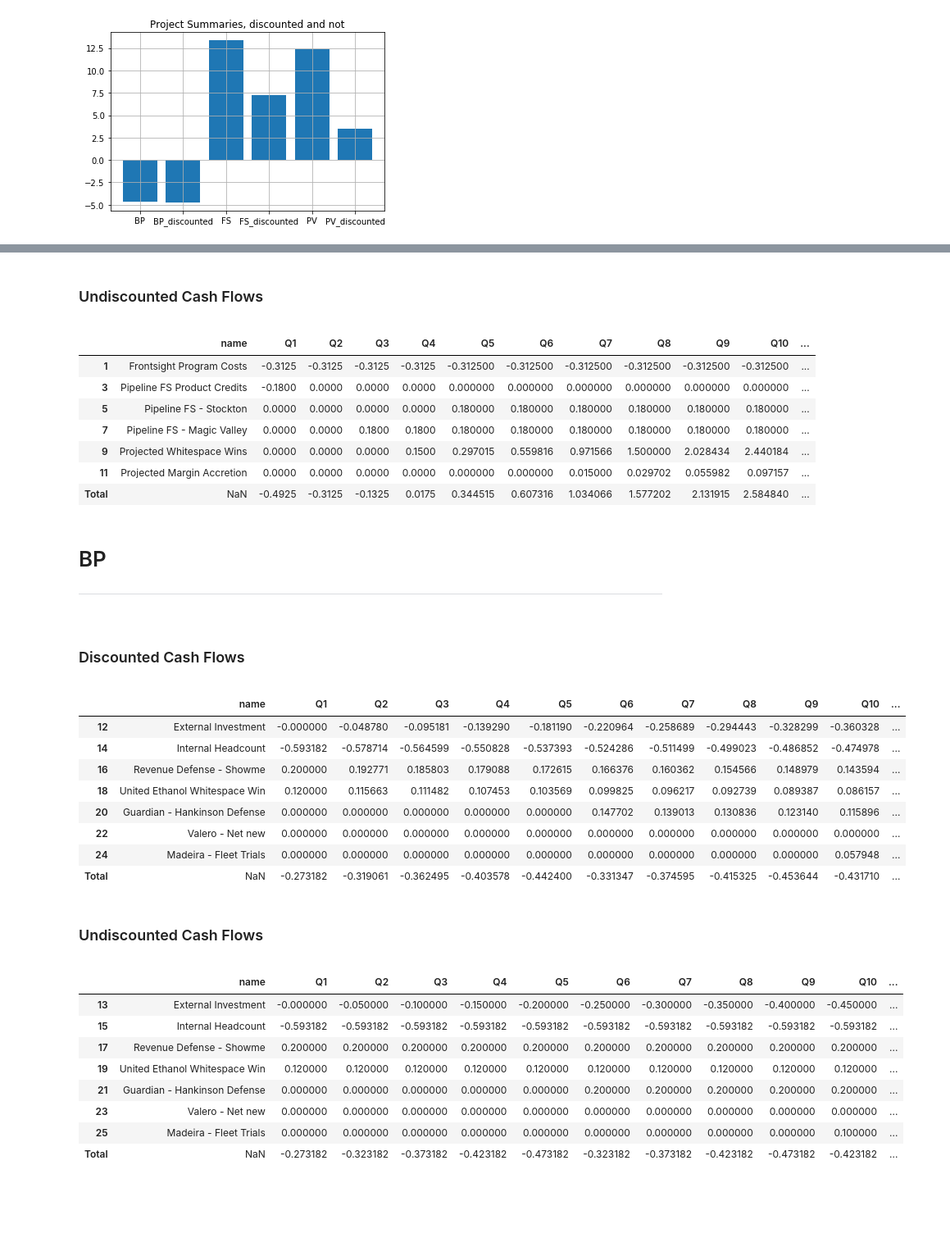
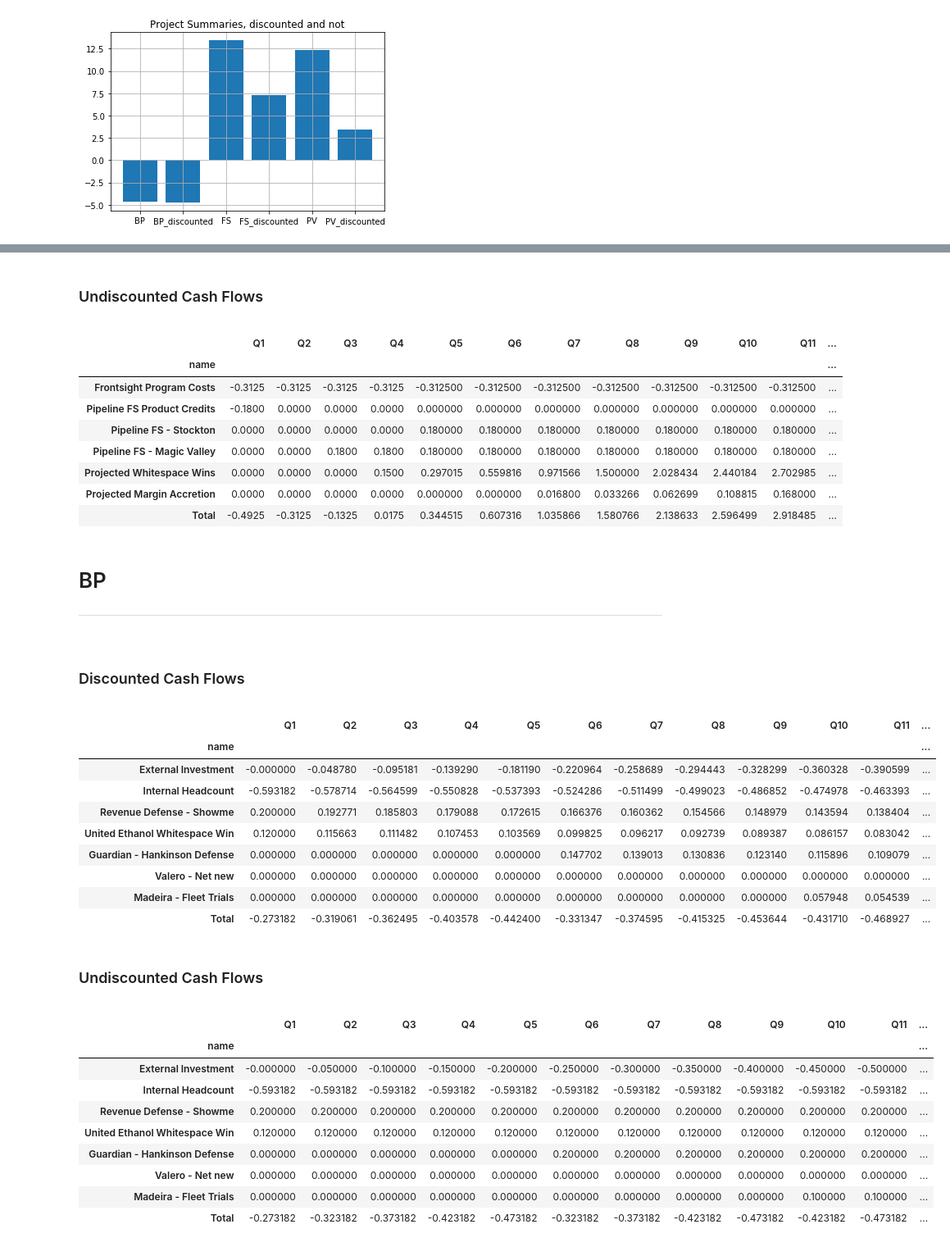
Before and after one commit to ldnelso2/portfolio, a Jupyter notebook: nz_portfolio_dashboard.ipynb, the cells around one changed output, grey strips where cells are left out. Shown at 82% size. Cells and saved outputs as stored; diff of their text form; code cells hidden in the pictures; blank space fills up the shorter version.

```diff
--- a/nz_portfolio_dashboard.ipynb
+++ b/nz_portfolio_dashboard.ipynb
@@ -20,7 +20,8 @@ import smartsheet
 
 # Define a quartely time schema
 years_in_model = 3
-quarters = range(1, years_in_model * 4 + 1)
+quarters = list(range(1, years_in_model * 4 + 1))  # list bc we don't want this to be a generator
+quarters_index = list(range(years_in_model * 4))
 quarter_labels = ['Q' + str(q) for q in quarters]
 # %% [markdown]
 # Portfolio Cash Flow Analysis
@@ -397,7 +400,7 @@ def display_dataframe(df, title):
 
 for project_id in df['project'].unique():
     display(HTML(f'<div><h1>{project_id}</h1><hr /></div>'))
-    ndf = df[df['project'] == project_id]
+    ndf = df[df['project'] == project_id].set_index('name')
     display_dataframe(ndf[ndf['discounted']].copy(), "Discounted Cash Flows")
     display_dataframe(ndf[ndf['discounted'] == False].copy(), "Undiscounted Cash Flows")
 # %% [output]
@@ -414,33 +418,36 @@ Discounted Cash Flows
 Undiscounted Cash Flows
-|  | name | Q1 | Q2 | Q3 | Q4 | Q5 | Q6 | Q7 | Q8 | Q9 | Q10 | ... |
-| 1 | Frontsight Program Costs | -0.3125 | -0.3125 | -0.3125 | -0.3125 | -0.312500 | -0.312500 | -0.312500 | -0.312500 | -0.312500 | -0.312500 | ... |
-| 3 | Pipeline FS Product Credits | -0.1800 | 0.0000 | 0.0000 | 0.0000 | 0.000000 | 0.000000 | 0.000000 | 0.000000 | 0.000000 | 0.000000 | ... |
-| 5 | Pipeline FS - Stockton | 0.0000 | 0.0000 | 0.0000 | 0.0000 | 0.180000 | 0.180000 | 0.180000 | 0.180000 | 0.180000 | 0.180000 | ... |
-| 7 | Pipeline FS - Magic Valley | 0.0000 | 0.0000 | 0.1800 | 0.1800 | 0.180000 | 0.180000 | 0.180000 | 0.180000 | 0.180000 | 0.180000 | ... |
-| 9 | Projected Whitespace Wins | 0.0000 | 0.0000 | 0.0000 | 0.1500 | 0.297015 | 0.559816 | 0.971566 | 1.500000 | 2.028434 | 2.440184 | ... |
-| 11 | Projected Margin Accretion | 0.0000 | 0.0000 | 0.0000 | 0.0000 | 0.000000 | 0.000000 | 0.015000 | 0.029702 | 0.055982 | 0.097157 | ... |
-| Total | NaN | -0.4925 | -0.3125 | -0.1325 | 0.0175 | 0.344515 | 0.607316 | 1.034066 | 1.577202 | 2.131915 | 2.584840 | ... |
+|  | Q1 | Q2 | Q3 | Q4 | Q5 | Q6 | Q7 | Q8 | Q9 | Q10 | Q11 | ... |
+| name |  |  |  |  |  |  |  |  |  |  |  | ... |
+| Frontsight Program Costs | -0.3125 | -0.3125 | -0.3125 | -0.3125 | -0.312500 | -0.312500 | -0.312500 | -0.312500 | -0.312500 | -0.312500 | -0.312500 | ... |
+| Pipeline FS Product Credits | -0.1800 | 0.0000 | 0.0000 | 0.0000 | 0.000000 | 0.000000 | 0.000000 | 0.000000 | 0.000000 | 0.000000 | 0.000000 | ... |
+| Pipeline FS - Stockton | 0.0000 | 0.0000 | 0.0000 | 0.0000 | 0.180000 | 0.180000 | 0.180000 | 0.180000 | 0.180000 | 0.180000 | 0.180000 | ... |
+| Pipeline FS - Magic Valley | 0.0000 | 0.0000 | 0.1800 | 0.1800 | 0.180000 | 0.180000 | 0.180000 | 0.180000 | 0.180000 | 0.180000 | 0.180000 | ... |
+| Projected Whitespace Wins | 0.0000 | 0.0000 | 0.0000 | 0.1500 | 0.297015 | 0.559816 | 0.971566 | 1.500000 | 2.028434 | 2.440184 | 2.702985 | ... |
+| Projected Margin Accretion | 0.0000 | 0.0000 | 0.0000 | 0.0000 | 0.000000 | 0.000000 | 0.016800 | 0.033266 | 0.062699 | 0.108815 | 0.168000 | ... |
+| Total | -0.4925 | -0.3125 | -0.1325 | 0.0175 | 0.344515 | 0.607316 | 1.035866 | 1.580766 | 2.138633 | 2.596499 | 2.918485 | ... |
 BP
 Discounted Cash Flows
-|  | name | Q1 | Q2 | Q3 | Q4 | Q5 | Q6 | Q7 | Q8 | Q9 | Q10 | ... |
-| 12 | External Investment | -0.000000 | -0.048780 | -0.095181 | -0.139290 | -0.181190 | -0.220964 | -0.258689 | -0.294443 | -0.328299 | -0.360328 | ... |
-| 14 | Internal Headcount | -0.593182 | -0.578714 | -0.564599 | -0.550828 | -0.537393 | -0.524286 | -0.511499 | -0.499023 | -0.486852 | -0.474978 | ... |
-| 16 | Revenue Defense - Showme | 0.200000 | 0.192771 | 0.185803 | 0.179088 | 0.172615 | 0.166376 | 0.160362 | 0.154566 | 0.148979 | 0.143594 | ... |
-| 18 | United Ethanol Whitespace Win | 0.120000 | 0.115663 | 0.111482 | 0.107453 | 0.103569 | 0.099825 | 0.096217 | 0.092739 | 0.089387 | 0.086157 | ... |
-| 20 | Guardian - Hankinson Defense | 0.000000 | 0.000000 | 0.000000 | 0.000000 | 0.000000 | 0.147702 | 0.139013 | 0.130836 | 0.123140 | 0.115896 | ... |
-| 22 | Valero - Net new | 0.000000 | 0.000000 | 0.000000 | 0.000000 | 0.000000 | 0.000000 | 0.000000 | 0.000000 | 0.000000 | 0.000000 | ... |
-| 24 | Madeira - Fleet Trials | 0.000000 | 0.000000 | 0.000000 | 0.000000 | 0.000000 | 0.000000 | 0.000000 | 0.000000 | 0.000000 | 0.057948 | ... |
-| Total | NaN | -0.273182 | -0.319061 | -0.362495 | -0.403578 | -0.442400 | -0.331347 | -0.374595 | -0.415325 | -0.453644 | -0.431710 | ... |
+|  | Q1 | Q2 | Q3 | Q4 | Q5 | Q6 | Q7 | Q8 | Q9 | Q10 | Q11 | ... |
+| name |  |  |  |  |  |  |  |  |  |  |  | ... |
+| External Investment | -0.000000 | -0.048780 | -0.095181 | -0.139290 | -0.181190 | -0.220964 | -0.258689 | -0.294443 | -0.328299 | -0.360328 | -0.390599 | ... |
+| Internal Headcount | -0.593182 | -0.578714 | -0.564599 | -0.550828 | -0.537393 | -0.524286 | -0.511499 | -0.499023 | -0.486852 | -0.474978 | -0.463393 | ... |
+| Revenue Defense - Showme | 0.200000 | 0.192771 | 0.185803 | 0.179088 | 0.172615 | 0.166376 | 0.160362 | 0.154566 | 0.148979 | 0.143594 | 0.138404 | ... |
+| United Ethanol Whitespace Win | 0.120000 | 0.115663 | 0.111482 | 0.107453 | 0.103569 | 0.099825 | 0.096217 | 0.092739 | 0.089387 | 0.086157 | 0.083042 | ... |
+| Guardian - Hankinson Defense | 0.000000 | 0.000000 | 0.000000 | 0.000000 | 0.000000 | 0.147702 | 0.139013 | 0.130836 | 0.123140 | 0.115896 | 0.109079 | ... |
+| Valero - Net new | 0.000000 | 0.000000 | 0.000000 | 0.000000 | 0.000000 | 0.000000 | 0.000000 | 0.000000 | 0.000000 | 0.000000 | 0.000000 | ... |
+| Madeira - Fleet Trials | 0.000000 | 0.000000 | 0.000000 | 0.000000 | 0.000000 | 0.000000 | 0.000000 | 0.000000 | 0.000000 | 0.057948 | 0.054539 | ... |
+| Total | -0.273182 | -0.319061 | -0.362495 | -0.403578 | -0.442400 | -0.331347 | -0.374595 | -0.415325 | -0.453644 | -0.431710 | -0.468927 | ... |
 Undiscounted Cash Flows
-|  | name | Q1 | Q2 | Q3 | Q4 | Q5 | Q6 | Q7 | Q8 | Q9 | Q10 | ... |
-| 13 | External Investment | -0.000000 | -0.050000 | -0.100000 | -0.150000 | -0.200000 | -0.250000 | -0.300000 | -0.350000 | -0.400000 | -0.450000 | ... |
-| 15 | Internal Headcount | -0.593182 | -0.593182 | -0.593182 | -0.593182 | -0.593182 | -0.593182 | -0.593182 | -0.593182 | -0.593182 | -0.593182 | ... |
-| 17 | Revenue Defense - Showme | 0.200000 | 0.200000 | 0.200000 | 0.200000 | 0.200000 | 0.200000 | 0.200000 | 0.200000 | 0.200000 | 0.200000 | ... |
-| 19 | United Ethanol Whitespace Win | 0.120000 | 0.120000 | 0.120000 | 0.120000 | 0.120000 | 0.120000 | 0.120000 | 0.120000 | 0.120000 | 0.120000 | ... |
-| 21 | Guardian - Hankinson Defense | 0.000000 | 0.000000 | 0.000000 | 0.000000 | 0.000000 | 0.200000 | 0.200000 | 0.200000 | 0.200000 | 0.200000 | ... |
-| 23 | Valero - Net new | 0.000000 | 0.000000 | 0.000000 | 0.000000 | 0.000000 | 0.000000 | 0.000000 | 0.000000 | 0.000000 | 0.000000 | ... |
-| 25 | Madeira - Fleet Trials | 0.000000 | 0.000000 | 0.000000 | 0.000000 | 0.000000 | 0.000000 | 0.000000 | 0.000000 | 0.000000 | 0.100000 | ... |
-| Total | NaN | -0.273182 | -0.323182 | -0.373182 | -0.423182 | -0.473182 | -0.323182 | -0.373182 | -0.423182 | -0.473182 | -0.423182 | ... |
+|  | Q1 | Q2 | Q3 | Q4 | Q5 | Q6 | Q7 | Q8 | Q9 | Q10 | Q11 | ... |
+| name |  |  |  |  |  |  |  |  |  |  |  | ... |
+| External Investment | -0.000000 | -0.050000 | -0.100000 | -0.150000 | -0.200000 | -0.250000 | -0.300000 | -0.350000 | -0.400000 | -0.450000 | -0.500000 | ... |
+| Internal Headcount | -0.593182 | -0.593182 | -0.593182 | -0.593182 | -0.593182 | -0.593182 | -0.593182 | -0.593182 | -0.593182 | -0.593182 | -0.593182 | ... |
+| Revenue Defense - Showme | 0.200000 | 0.200000 | 0.200000 | 0.200000 | 0.200000 | 0.200000 | 0.200000 | 0.200000 | 0.200000 | 0.200000 | 0.200000 | ... |
+| United Ethanol Whitespace Win | 0.120000 | 0.120000 | 0.120000 | 0.120000 | 0.120000 | 0.120000 | 0.120000 | 0.120000 | 0.120000 | 0.120000 | 0.120000 | ... |
+| Guardian - Hankinson Defense | 0.000000 | 0.000000 | 0.000000 | 0.000000 | 0.000000 | 0.200000 | 0.200000 | 0.200000 | 0.200000 | 0.200000 | 0.200000 | ... |
+| Valero - Net new | 0.000000 | 0.000000 | 0.000000 | 0.000000 | 0.000000 | 0.000000 | 0.000000 | 0.000000 | 0.000000 | 0.000000 | 0.000000 | ... |
+| Madeira - Fleet Trials | 0.000000 | 0.000000 | 0.000000 | 0.000000 | 0.000000 | 0.000000 | 0.000000 | 0.000000 | 0.000000 | 0.100000 | 0.100000 | ... |
+| Total | -0.273182 | -0.323182 | -0.373182 | -0.423182 | -0.473182 | -0.323182 | -0.373182 | -0.423182 | -0.473182 | -0.423182 | -0.473182 | ... |
 PV
 Discounted Cash Flows
 ... (3 outputs left out)
```
Also changed, not shown: parts of 11 cells of this notebook.
